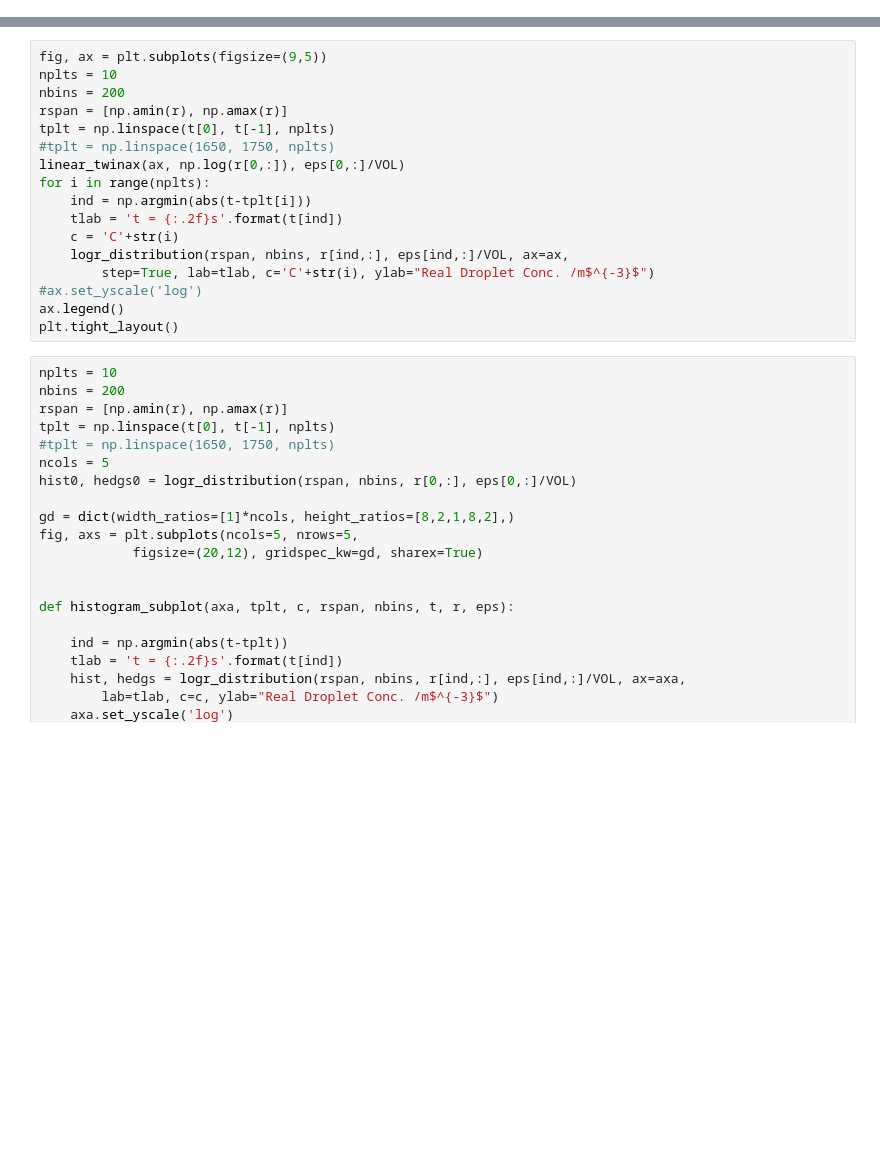
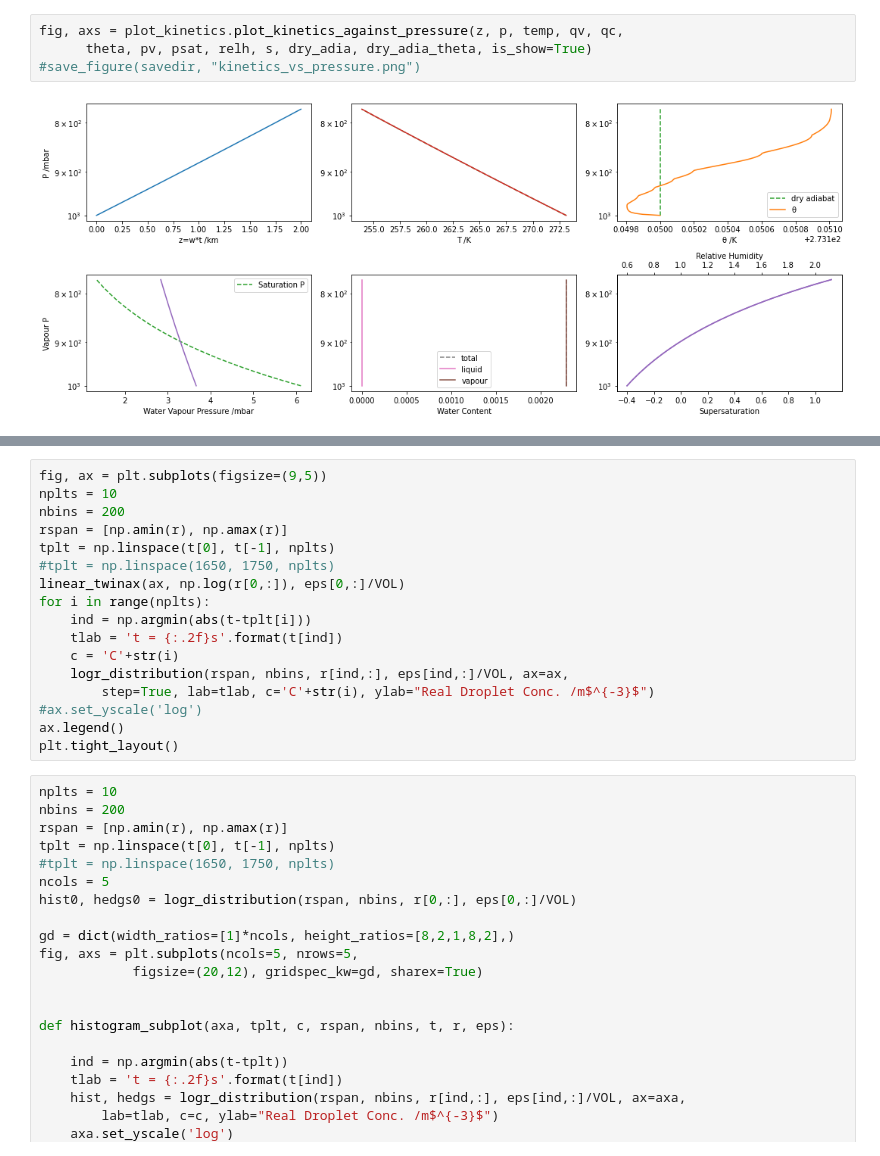
Before and after one commit to yoctoyotta1024/clara-bayley-superdroplets, a Jupyter notebook: version2/pythonmodule4v2/plot_csv.ipynb, the cells around one changed output, grey strips where cells are left out. Drawn from its saved outputs; the diff is of its cells as text; blank space fills up the shorter version.

```diff
--- a/version2/pythonmodule4v2/plot_csv.ipynb
+++ b/version2/pythonmodule4v2/plot_csv.ipynb
@@ -193,0 +73,6 @@ plt.show()
+# %%
+fig, axs = plot_kinetics.plot_kinetics_against_pressure(z, p, temp, qv, qc,
+      theta, pv, psat, relh, s, dry_adia, dry_adia_theta, is_show=True)
+#save_figure(savedir, "kinetics_vs_pressure.png")
+# %% [output]
+[figure, added]
```
Also changed, not shown: parts of 13 cells of this notebook, 10 other files.
